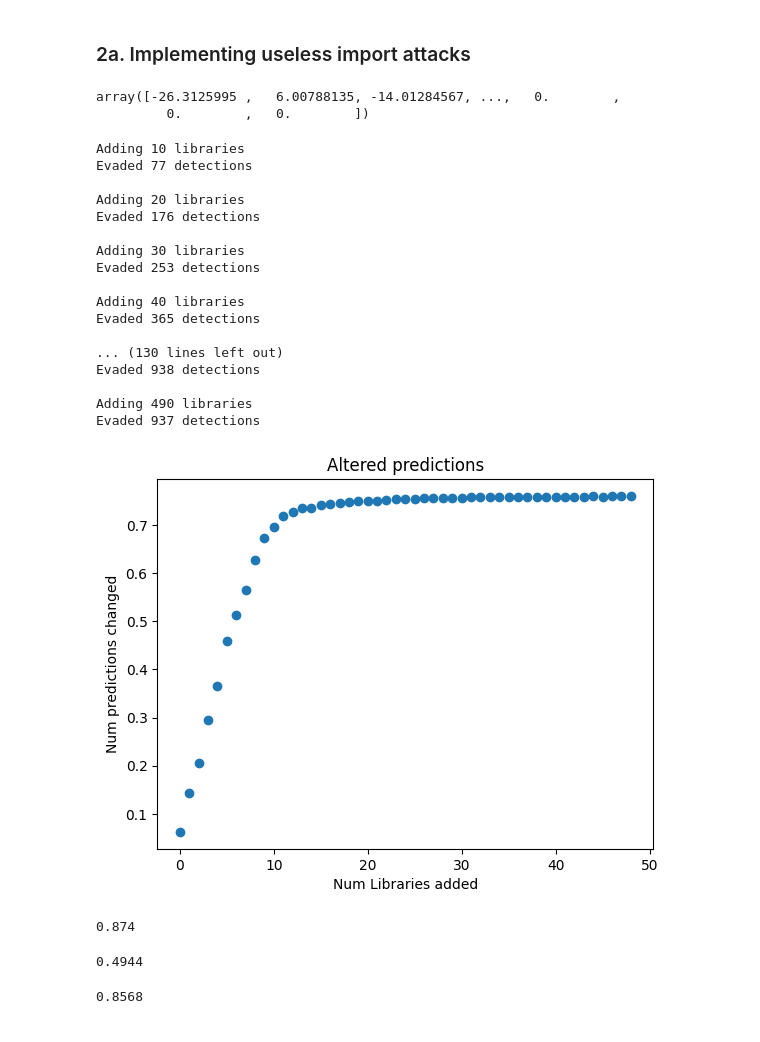
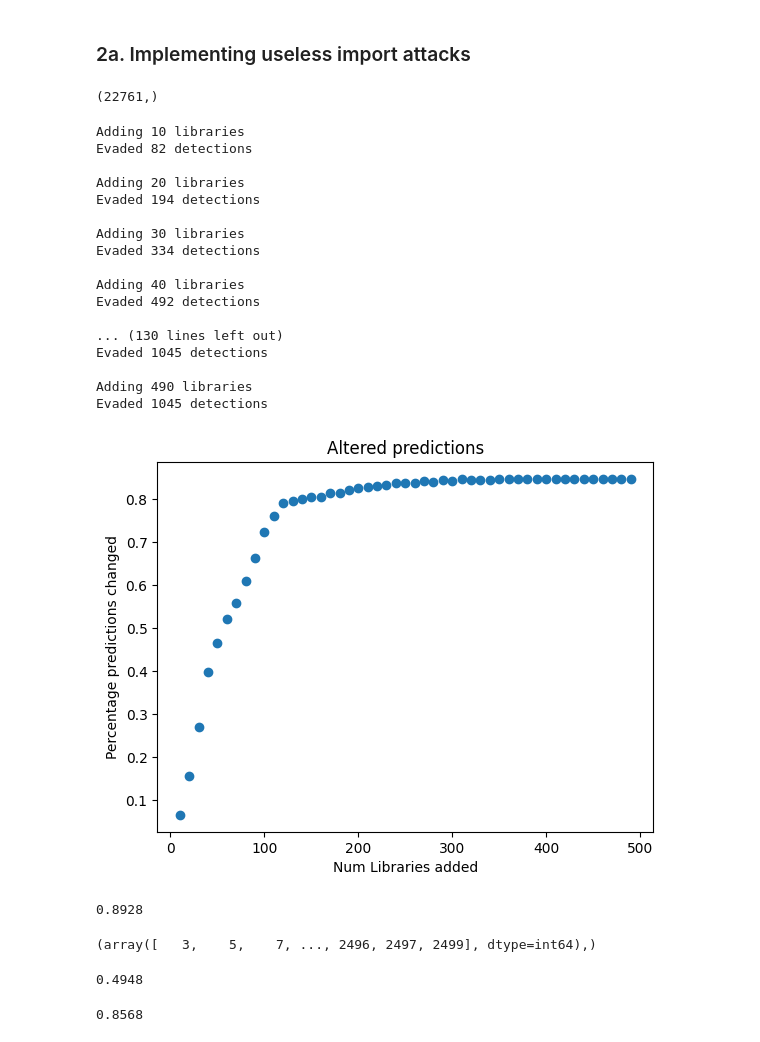
Before and after one commit to BigLob/CDA, a Jupyter notebook: Lab4.ipynb, the cells around one changed output. Cells and saved outputs as stored; diff of their text form; code cells hidden in the pictures.

```diff
--- a/Lab4.ipynb
+++ b/Lab4.ipynb
@@ -33,8 +33,8 @@ from sklearn.linear_model import SGDClassifier
 from sklearn.metrics import accuracy_score
 import matplotlib.pyplot as plt
 # %%
-data = np.load("X.npy")
-label = np.load("y.npy")
+data = np.load("cda_lab4_data_2022/X.npy")
+label = np.load("cda_lab4_data_2022/y.npy")
 X_train, X_test, y_train, y_test = train_test_split(data, label, test_size=0.2, random_state=42)
 X_train = X_train[:2500]
 X_test = X_test[:2500]
@@ -66,10 +67,9 @@ def evade(sample, coef, n_libraries=10):
 malicious_samples = X_train[np.where(y_train == 1)]
 coefficients = model.coef_
 # %%
-coefficients[0]
+coefficients[0].shape
 # %% [output]
-array([-26.3125995 ,   6.00788135, -14.01284567, ...,   0.        ,
-         0.        ,   0.        ])
+(22761,)
 # %%
 changes = []
 for n in range(10, 500, 10):
@@ -84,36 +84,40 @@ for n in range(10, 500, 10):
     changes.append(changed_prediction/len(malicious_samples))
 # %% [output]
 Adding 10 libraries
-Evaded 77 detections
+Evaded 82 detections
 
 Adding 20 libraries
-Evaded 176 detections
+Evaded 194 detections
 
 Adding 30 libraries
-Evaded 253 detections
+Evaded 334 detections
 
 Adding 40 libraries
-Evaded 365 detections
+Evaded 492 detections
 
 ... (130 lines left out)
-Evaded 938 detections
+Evaded 1045 detections
 
 Adding 490 libraries
-Evaded 937 detections
+Evaded 1045 detections
 # %%
-plt.plot(range(len(changes)), changes, 'o')
+plt.plot(range(10,500,10), changes, 'o')
 plt.title("Altered predictions")
 plt.xlabel("Num Libraries added")
-plt.ylabel("Num predictions changed")
+plt.ylabel("Percentage predictions changed")
 plt.show()
 # %% [output]
-[figure, old version]
+[figure, new version]
 # %%
 y_pred = model.predict(X_test)
 accuracy = accuracy_score(y_test, y_pred)
 accuracy
 # %% [output]
-0.874
+0.8928
+# %%
+malicious_indices
+# %% [output]
+(array([   3,    5,    7, ..., 2496, 2497, 2499], dtype=int64),)
 # %%
 X_test_evaded = []
 for sample in X_test:
@@ -123,7 +127,7 @@ y_pred = model.predict(X_test_evaded)
 accuracy = accuracy_score(y_test, y_pred)
 accuracy
 # %% [output]
-0.4944
+0.4948
 # %%
 batch_size = 64
 # %%
```
Also changed, not shown: parts of 7 cells of this notebook.
